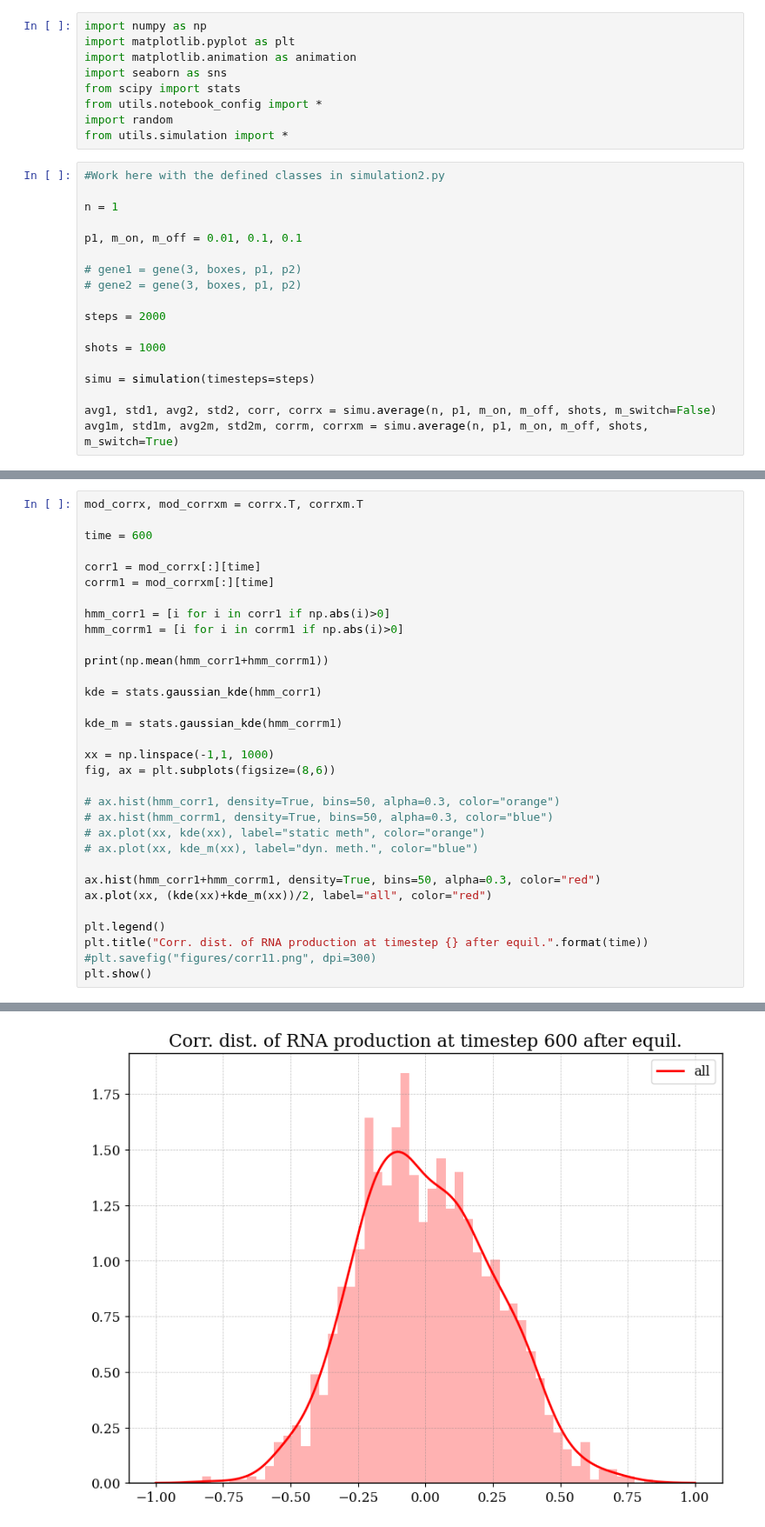
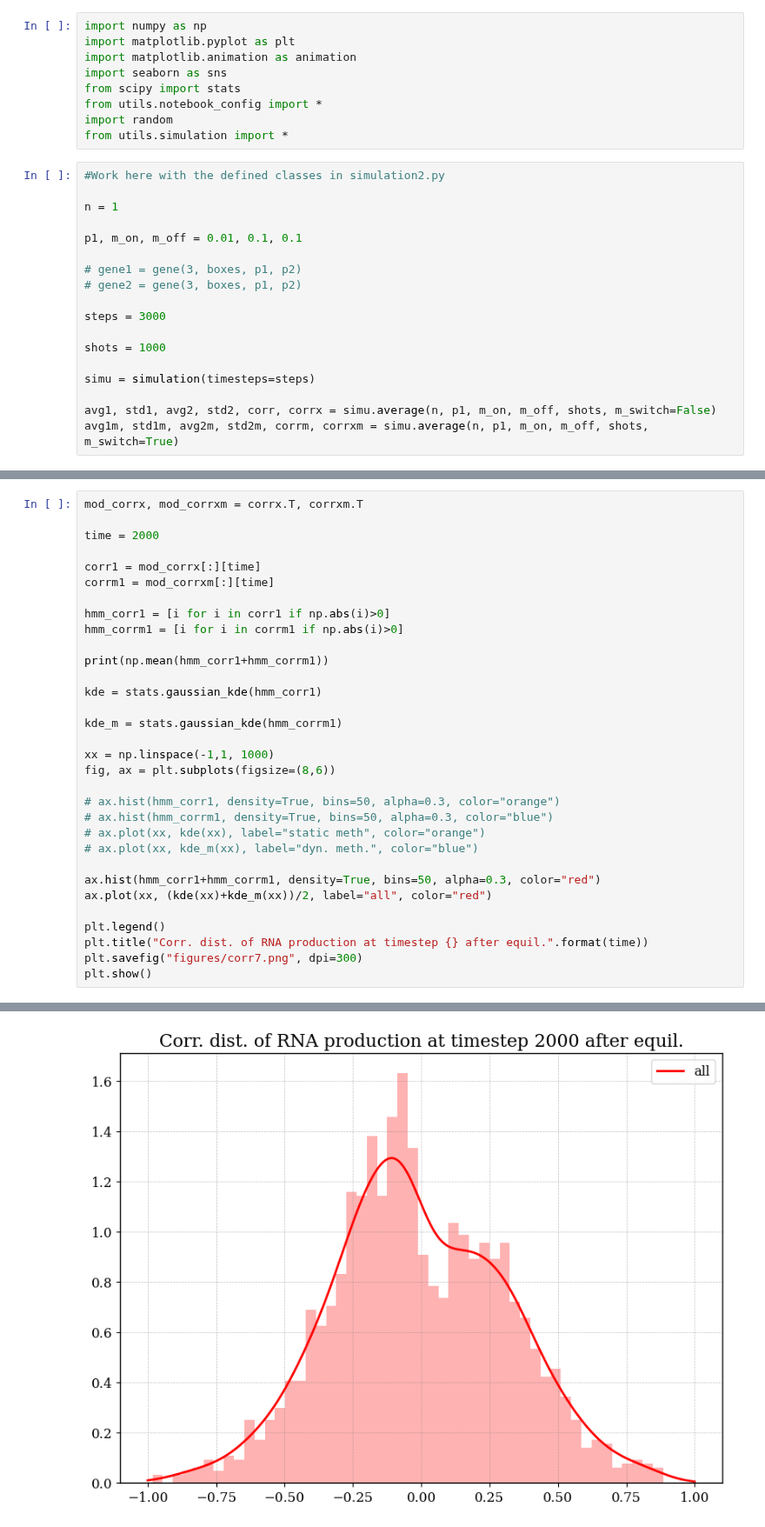
Before and after one commit to RicemanBoy/trafficRNA, a Jupyter notebook: trafficRNA.ipynb, the cells around one changed output, grey strips where cells are left out. Shown at 87% size. Drawn from its saved outputs; the diff is of its cells as text.

Commit message:
half time window, double as well

```diff
--- a/trafficRNA.ipynb
+++ b/trafficRNA.ipynb
@@ -17,7 +17,7 @@ p1, m_on, m_off = 0.01, 0.1, 0.1
 # gene1 = gene(3, boxes, p1, p2)
 # gene2 = gene(3, boxes, p1, p2)
 
-steps = 2000
+steps = 3000
 
 shots = 1000
 
@@ -70,7 +70,7 @@ print(avg_corr)
 # %%
 mod_corrx, mod_corrxm = corrx.T, corrxm.T
 
-time = 600
+time = 2000
 
 corr1 = mod_corrx[:][time]
 corrm1 = mod_corrxm[:][time]
@@ -97,6 +97,6 @@ ax.plot(xx, (kde(xx)+kde_m(xx))/2, label="all", color="red")
 
 plt.legend()
 plt.title("Corr. dist. of RNA production at timestep {} after equil.".format(time))
-#plt.savefig("figures/corr11.png", dpi=300)
+plt.savefig("figures/corr7.png", dpi=300)
 plt.show()
 # %% [output]
@@ -104,4 +104,4 @@ plt.show()
-[figure, old version]
+[figure, new version]
 # %%
 corrm1 = [i for i in corrm if i != 0]
 
```
Also changed, not shown: parts of 4 cells of this notebook, 5 other files.
